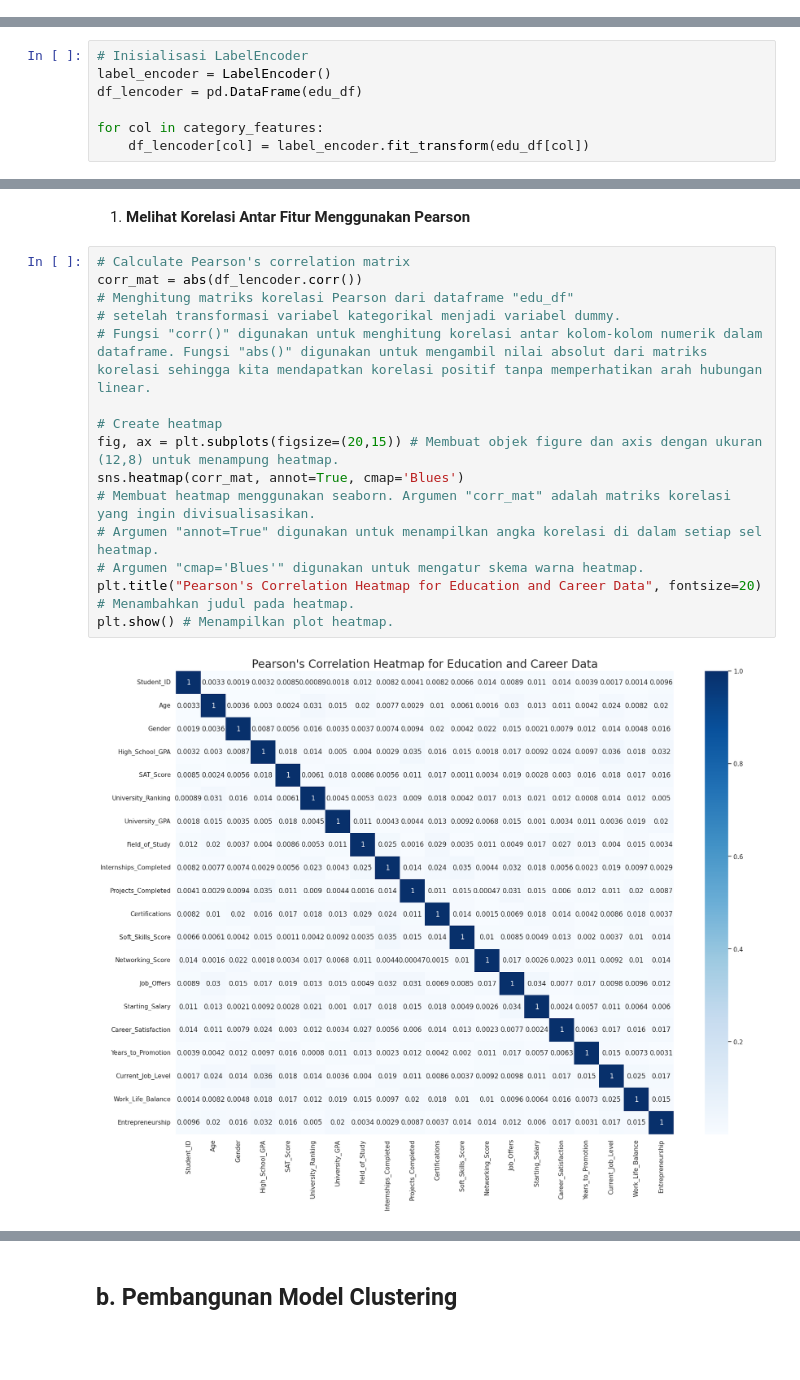
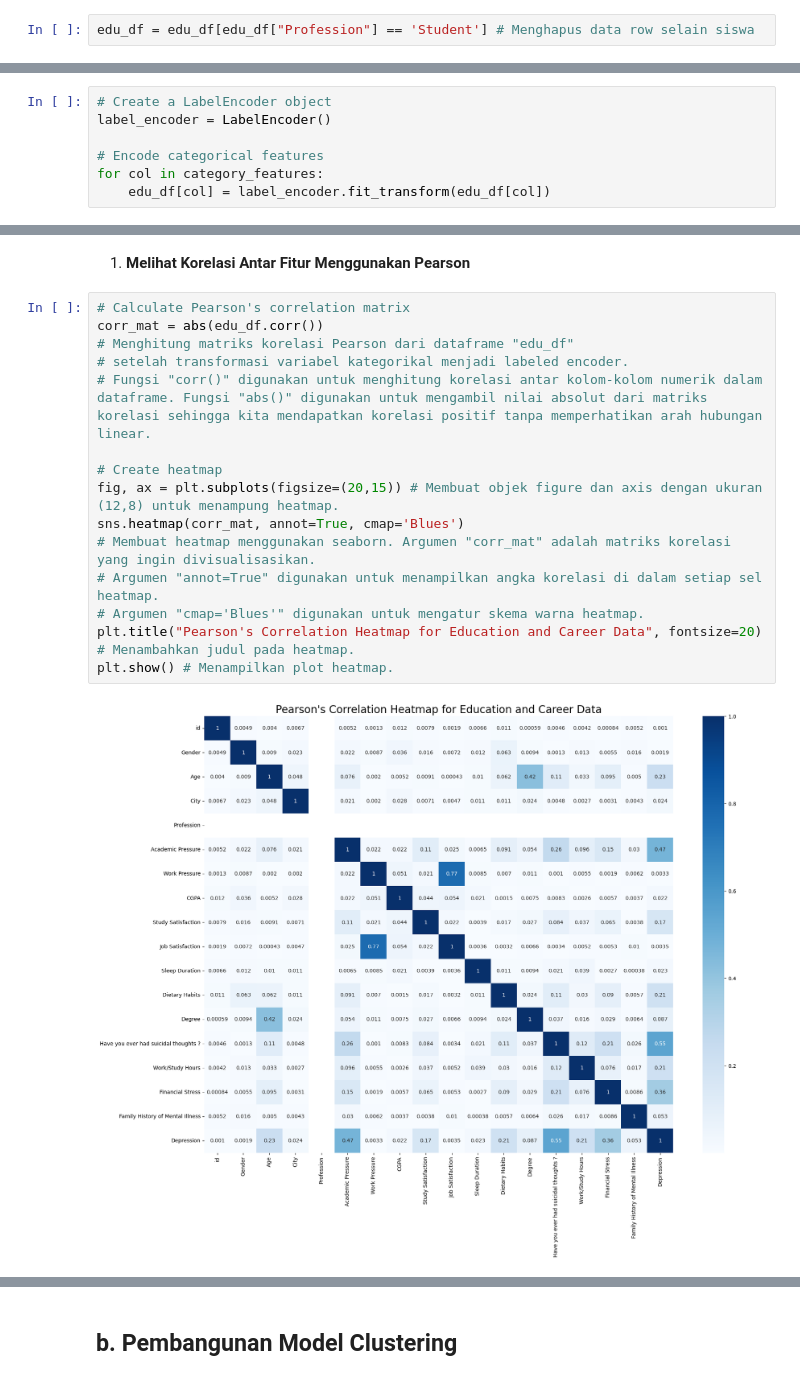
Before and after one commit to Nurwidi130603/Learn-ML-Education-Career-Succsees, a Jupyter notebook: [Clustering]_Submission_Akhir_BMLP_Nurwidi Bagus Amiryunanto_(Updated).ipynb, the cells around one changed output, grey strips where cells are left out. Cells and saved outputs as stored; diff of their text form; blank space fills up the shorter version.

```diff
--- a/[Clustering]_Submission_Akhir_BMLP_Nurwidi Bagus Amiryunanto_(Updated).ipynb
+++ b/[Clustering]_Submission_Akhir_BMLP_Nurwidi Bagus Amiryunanto_(Updated).ipynb
@@ -189,3 +200,5 @@ print(edu_df[duplicates])
+# %%
+edu_df = edu_df[edu_df["Profession"] == 'Student'] # Menghapus data row selain siswa
 # %% [markdown]
 2. **Encoding Data**
 # %%
@@ -193,9 +206,9 @@ print(edu_df[duplicates])
 category_features = edu_df.select_dtypes(include=['object']).columns
 edu_df[category_features]
 # %%
-# Inisialisasi LabelEncoder
+# Create a LabelEncoder object
 label_encoder = LabelEncoder()
-df_lencoder = pd.DataFrame(edu_df)
 
+# Encode categorical features
 for col in category_features:
-    df_lencoder[col] = label_encoder.fit_transform(edu_df[col])
+    edu_df[col] = label_encoder.fit_transform(edu_df[col])
@@ -211,21 +226,21 @@ Dikarenakan dataset yang digunakan termasuk dalam tipe dataset yang terdistribus
 1. **Melihat Korelasi Antar Fitur Menggunakan Pearson**
 # %%
 # Calculate Pearson's correlation matrix
-corr_mat = abs(df_lencoder.corr())
+corr_mat = abs(edu_df.corr())
 # Menghitung matriks korelasi Pearson dari dataframe "edu_df"
-# setelah transformasi variabel kategorikal menjadi variabel dummy.
+# setelah transformasi variabel kategorikal menjadi labeled encoder.
 # Fungsi "corr()" digunakan untuk menghitung korelasi antar kolom-kolom numerik dalam dataframe. Fungsi "abs()" digunakan untuk mengambil nilai absolut dari matriks korelasi sehingga kita mendapatkan korelasi positif tanpa memperhatikan arah hubungan linear.
 
 # Create heatmap
 fig, ax = plt.subplots(figsize=(20,15)) # Membuat objek figure dan axis dengan ukuran (12,8) untuk menampung heatmap.
 sns.heatmap(corr_mat, annot=True, cmap='Blues')
 # Membuat heatmap menggunakan seaborn. Argumen "corr_mat" adalah matriks korelasi yang ingin divisualisasikan.
 # Argumen "annot=True" digunakan untuk menampilkan angka korelasi di dalam setiap sel heatmap.
 # Argumen "cmap='Blues'" digunakan untuk mengatur skema warna heatmap.
 plt.title("Pearson's Correlation Heatmap for Education and Career Data", fontsize=20) # Menambahkan judul pada heatmap.
 plt.show() # Menampilkan plot heatmap.
 # %% [output]
-[figure, old version]
+[figure, new version]
 # %%
 # Create a heatmap of the correlation matrix
 plt.figure(figsize=(20, 15)) # Membuat objek plot dengan ukuran (12, 8) untuk menampung heatmap.
```
Also changed, not shown: parts of 7 cells of this notebook.
